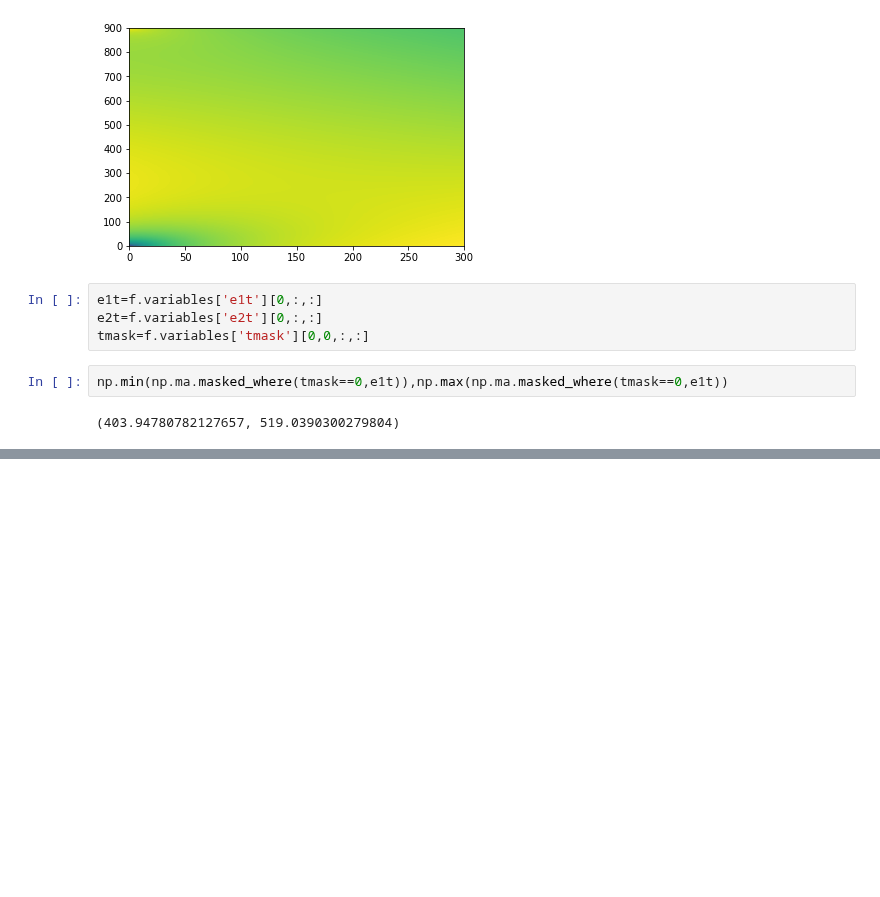
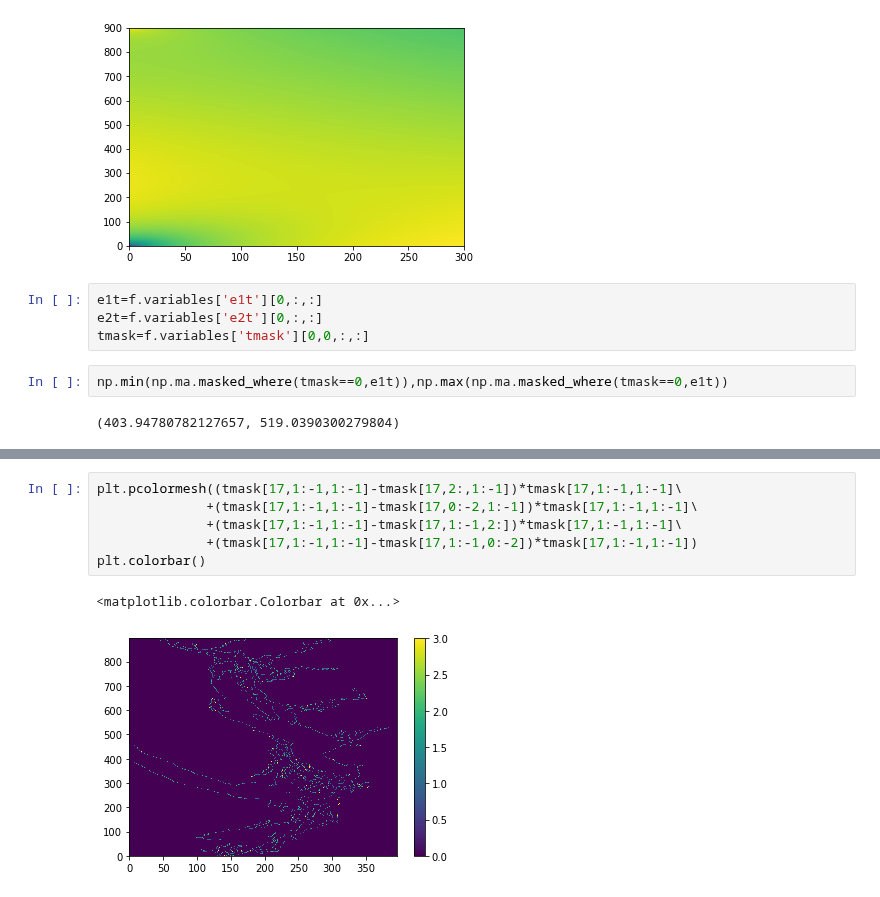
Before and after one commit to SalishSeaCast/analysis-elise-2, a Jupyter notebook: notebooks/modelEqs/horizontalMesh.ipynb, the cells around one changed output, grey strips where cells are left out. Drawn from its saved outputs; the diff is of its cells as text; blank space fills up the shorter version.

```diff
--- a/notebooks/modelEqs/horizontalMesh.ipynb
+++ b/notebooks/modelEqs/horizontalMesh.ipynb
@@ -40,0 +49,9 @@ np.min(np.ma.masked_where(tmask==0,e1t*e2t)),np.max(np.ma.masked_where(tmask==0,
+# %%
+plt.pcolormesh((tmask[17,1:-1,1:-1]-tmask[17,2:,1:-1])*tmask[17,1:-1,1:-1]\
+              +(tmask[17,1:-1,1:-1]-tmask[17,0:-2,1:-1])*tmask[17,1:-1,1:-1]\
+              +(tmask[17,1:-1,1:-1]-tmask[17,1:-1,2:])*tmask[17,1:-1,1:-1]\
+              +(tmask[17,1:-1,1:-1]-tmask[17,1:-1,0:-2])*tmask[17,1:-1,1:-1])
+plt.colorbar()
+# %% [output]
+<matplotlib.colorbar.Colorbar at 0x...>
+[figure, added]
```
Also changed, not shown: parts of 5 cells of this notebook, 39 other files.
